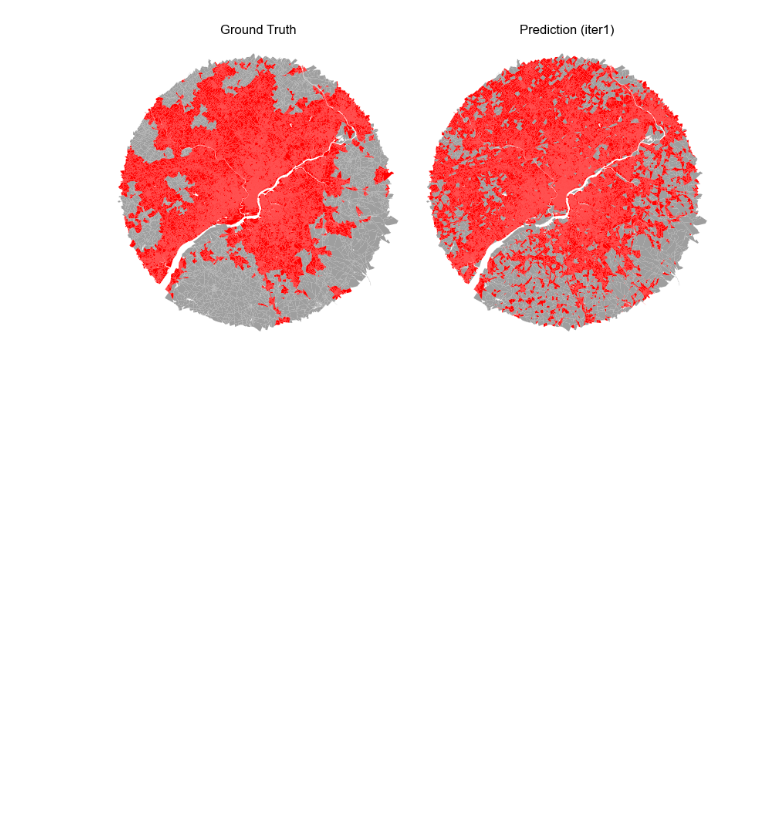
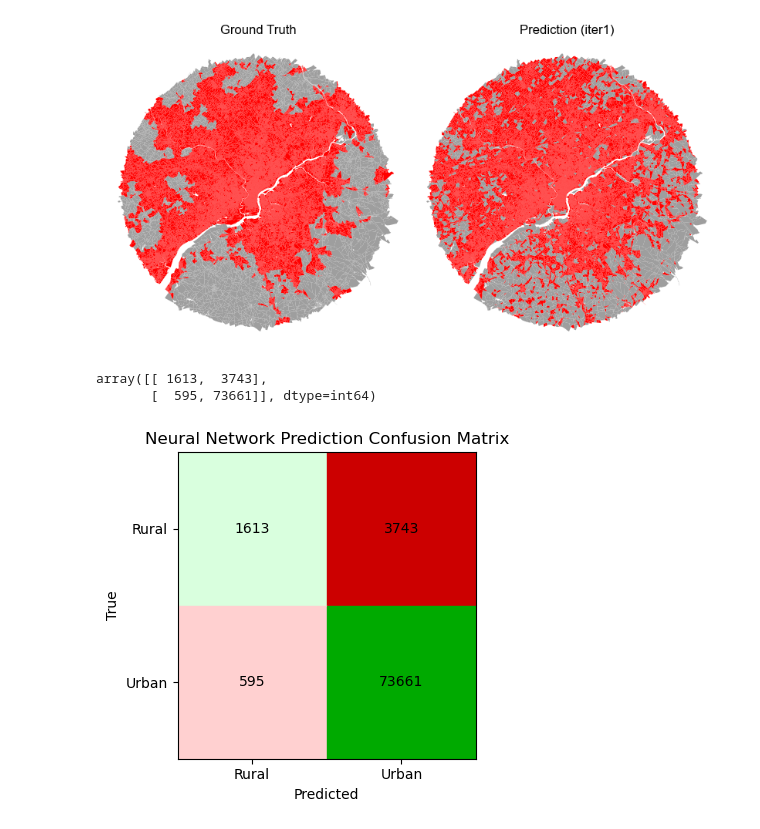
Before and after one commit to daegeun-kim/street_block_DL, a Jupyter notebook: analysis.ipynb, the cells around one changed output. Drawn from its saved outputs; the diff is of its cells as text; code cells hidden in the pictures; blank space fills up the shorter version.

Commit message:
adding confusion matrix chart

```diff
--- a/analysis.ipynb
+++ b/analysis.ipynb
@@ -761,3 +762,58 @@ def color_urban(philly_geo):
 color_urban(philly_geo)
 # %% [output]
 [figure]
+# %%
+from sklearn.metrics import confusion_matrix
+confusion_matrix(philly_geo['urbanity'], philly_geo['iter1_pred'])
+# %% [output]
+array([[ 1613,  3743],
+       [  595, 73661]], dtype=int64)
+# %%
+import matplotlib.pyplot as plt
+from sklearn.metrics import confusion_matrix
+import numpy as np
+from matplotlib import colors
+
+cm = confusion_matrix(philly_geo["urbanity"], philly_geo["iter1_pred"])
+
+fig, ax = plt.subplots(figsize=(4, 4))
+
+correct_vals = [cm[0, 0], cm[1, 1]]
+wrong_vals = [cm[0, 1], cm[1, 0]]
+
+correct_norm = colors.Normalize(vmin=min(correct_vals), vmax=max(correct_vals))
+wrong_norm = colors.Normalize(vmin=min(wrong_vals), vmax=max(wrong_vals))
+
+green_cmap = colors.LinearSegmentedColormap.from_list(
+    "white_to_green", ["#d9ffde", "#00aa00"]
+)
+red_cmap = colors.LinearSegmentedColormap.from_list(
+    "white_to_red", ["#ffd0d0", "#cc0000"]
+)
+
+for i in range(2):
+    for j in range(2):
+        if i == j:
+            color = green_cmap(correct_norm(cm[i, j]))
+        else:
+            color = red_cmap(wrong_norm(cm[i, j]))
+
+        ax.add_patch(
+            plt.Rectangle((j, i), 1, 1, color=color)
+        )
+        ax.text(j + 0.5, i + 0.5, cm[i, j], ha="center", va="center", color="black")
+
+ax.set_xlim(0, 2)
+ax.set_ylim(2, 0)
+ax.set_xticks([0.5, 1.5])
+ax.set_yticks([0.5, 1.5])
+ax.set_xticklabels(["Rural", "Urban"])
+ax.set_yticklabels(["Rural", "Urban"])
+ax.set_xlabel("Predicted")
+ax.set_ylabel("True")
+ax.set_title("Neural Network Prediction Confusion Matrix")
+
+plt.tight_layout()
+plt.show()
+# %% [output]
+[figure, added]
```
Also changed, not shown: parts of 1 cell of this notebook.
